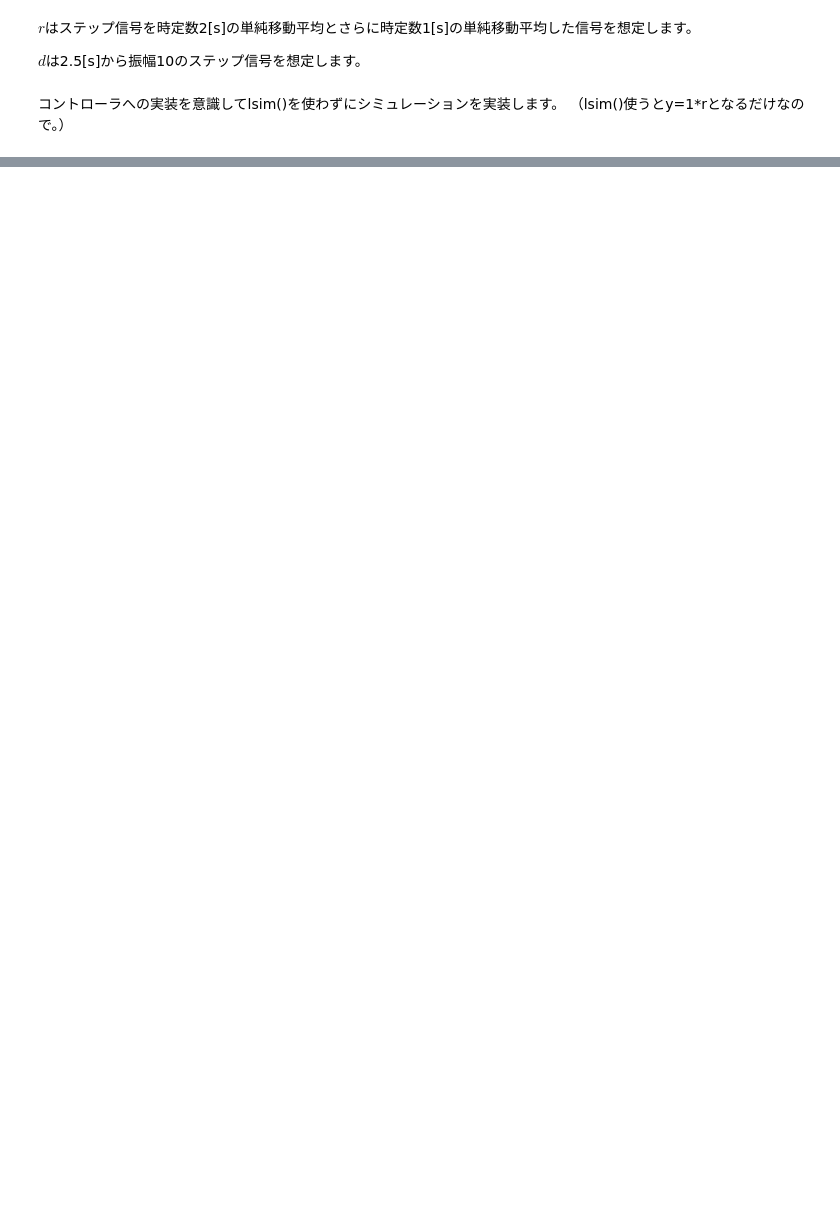
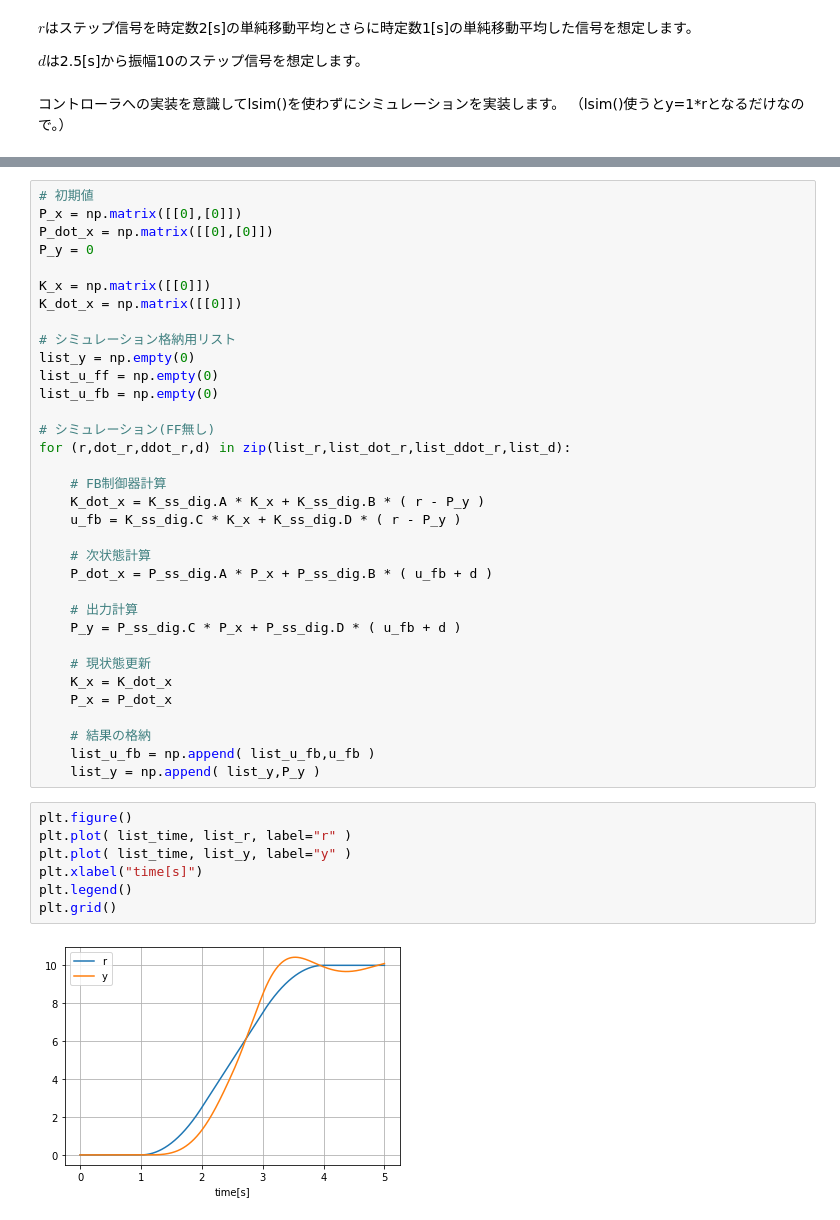
Before and after one commit to hajimesat0/ctrl-eng-study, a Jupyter notebook: src/topic_2自由度制御/two_degrees_of_freedom_control.ipynb, the cells around one changed output, grey strips where cells are left out. Saved outputs shown, nothing was run; the diff lists cells and outputs as text; blank space fills up the shorter version.

```diff
--- a/src/topic_2自由度制御/two_degrees_of_freedom_control.ipynb
+++ b/src/topic_2自由度制御/two_degrees_of_freedom_control.ipynb
@@ -125,2 +171,45 @@ list_d = d_amplitude * ( (d_start_time < list_time) )
+# %%
+# 初期値
+P_x = np.matrix([[0],[0]])
+P_dot_x = np.matrix([[0],[0]])
+P_y = 0
+
+K_x = np.matrix([[0]])
+K_dot_x = np.matrix([[0]])
+
+# シミュレーション格納用リスト
+list_y = np.empty(0)
+list_u_ff = np.empty(0)
+list_u_fb = np.empty(0)
+
+# シミュレーション(FF無し)
+for (r,dot_r,ddot_r,d) in zip(list_r,list_dot_r,list_ddot_r,list_d):
+
+    # FB制御器計算
+    K_dot_x = K_ss_dig.A * K_x + K_ss_dig.B * ( r - P_y )
+    u_fb = K_ss_dig.C * K_x + K_ss_dig.D * ( r - P_y )
+
+    # 次状態計算
+    P_dot_x = P_ss_dig.A * P_x + P_ss_dig.B * ( u_fb + d )
+
+    # 出力計算
+    P_y = P_ss_dig.C * P_x + P_ss_dig.D * ( u_fb + d )
+
+    # 現状態更新
+    K_x = K_dot_x
+    P_x = P_dot_x
+
+    # 結果の格納
+    list_u_fb = np.append( list_u_fb,u_fb )
+    list_y = np.append( list_y,P_y )
+# %%
+plt.figure()
+plt.plot( list_time, list_r, label="r" )
+plt.plot( list_time, list_y, label="y" )
+plt.xlabel("time[s]")
+plt.legend()
+plt.grid()
+# %% [output]
+[figure, added]
 # %%
 # 初期値
```
Also changed, not shown: parts of 14 cells of this notebook.
